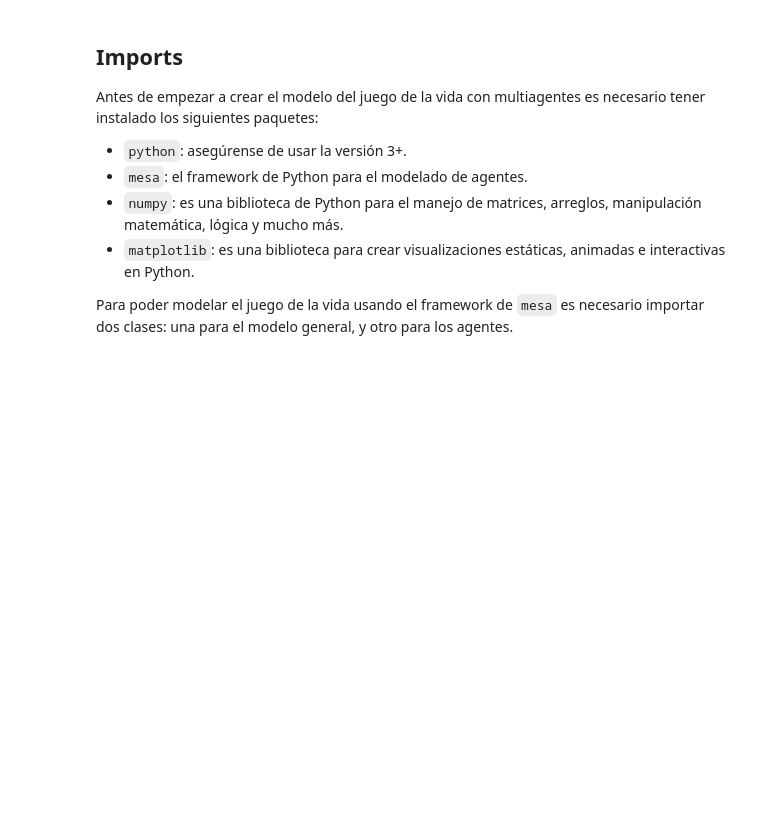
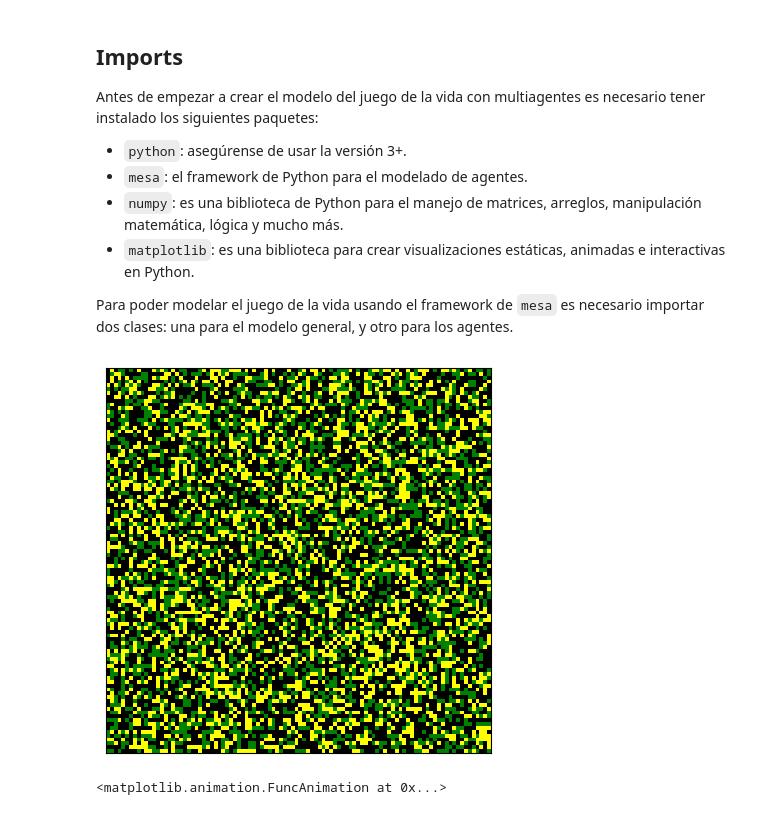
Before and after one commit to felix-rojas/graphics2023, a Jupyter notebook: Labs/Agentes/SegregationModel.ipynb, the cells around one changed output. Saved outputs shown, nothing was run; the diff lists cells and outputs as text; code cells hidden in the pictures; blank space fills up the shorter version.

```diff
--- a/Labs/Agentes/SegregationModel.ipynb
+++ b/Labs/Agentes/SegregationModel.ipynb
@@ -83,7 +96,7 @@ class Cell(Agent):
 def get_grid(model):
     grid = np.zeros((model.grid.width, model.grid.height))
     for (agent, x, y) in model.grid.coord_iter():
-        if agent.alive == 1:
-            grid[x][y] = 1
+        if agent != None:
+            grid[x][y] = agent.color
     return grid
 # %%
@@ -109,3 +123,35 @@ class GameOfLife(Model):
     def step(self):
         self.datacollector.collect(self)
         self.schedule.step()
+# %%
+MAX_ITERATIONS = 100
+GRID_SIZE = 100
+TRESHOLD = 0.3
+COLORS = 3
+EMPTY_CELLS = 0.2
+
+model = SegregationModel(GRID_SIZE, GRID_SIZE, COLORS, TRESHOLD, EMPTY_CELLS)
+
+for i in range(MAX_ITERATIONS):
+    model.step()
+# %%
+all_grid = model.datacollector.get_model_vars_dataframe()
+# %%
+fig, axs = plt.subplots(figsize=(5,5))
+axs.set_xticks([])
+axs.set_yticks([])
+
+cmap = (mpl.colors.ListedColormap(['black', 'blue', 'cyan', 'yellow', 'red', 'green']))
+
+patch = plt.imshow(all_grid.iloc[0][0], cmap=cmap)
+
+def animate(i):
+    patch.set_data(all_grid.iloc[i][0])
+
+anim = animation.FuncAnimation(fig, animate, frames = MAX_ITERATIONS)
+# %% [output]
+[figure, added]
+# %%
+anim
+# %% [output]
+<matplotlib.animation.FuncAnimation at 0x...>
```
Also changed, not shown: parts of 3 cells of this notebook, 15 other files.
